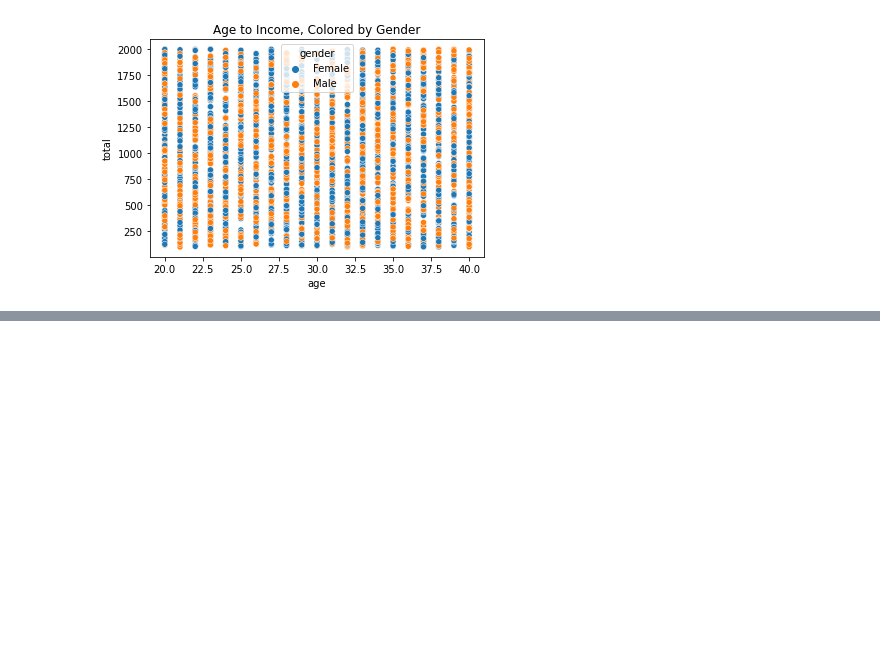
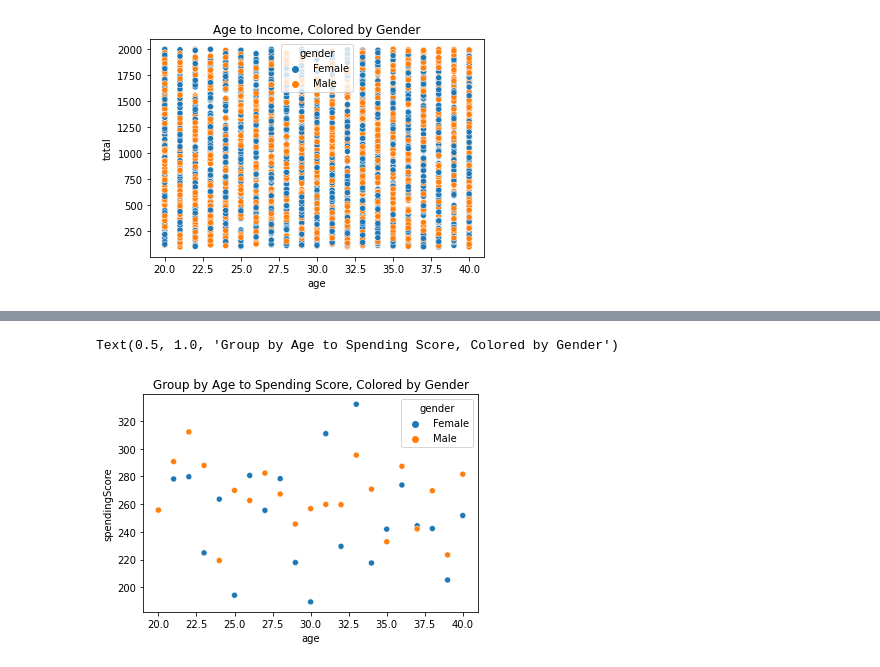
Before and after one commit to claupereirajr/customer_segmentation, a Jupyter notebook: customer_segmentation.ipynb, the cells around one changed output, grey strips where cells are left out. Cells and saved outputs as stored; diff of their text form; code cells hidden in the pictures; blank space fills up the shorter version.

```diff
--- a/customer_segmentation.ipynb
+++ b/customer_segmentation.ipynb
@@ -131,0 +141,6 @@ Text(0.5, 1.0, 'Age to Income, Colored by Gender')
+# %%
+sns.scatterplot(x='age', y='spendingScore', hue='gender', data=df.groupby(['age','gender']).sum())
+plt.title('Group by Age to Spending Score, Colored by Gender')
+# %% [output]
+Text(0.5, 1.0, 'Group by Age to Spending Score, Colored by Gender')
+[figure, added]
```
Also changed, not shown: parts of 8 cells of this notebook.
